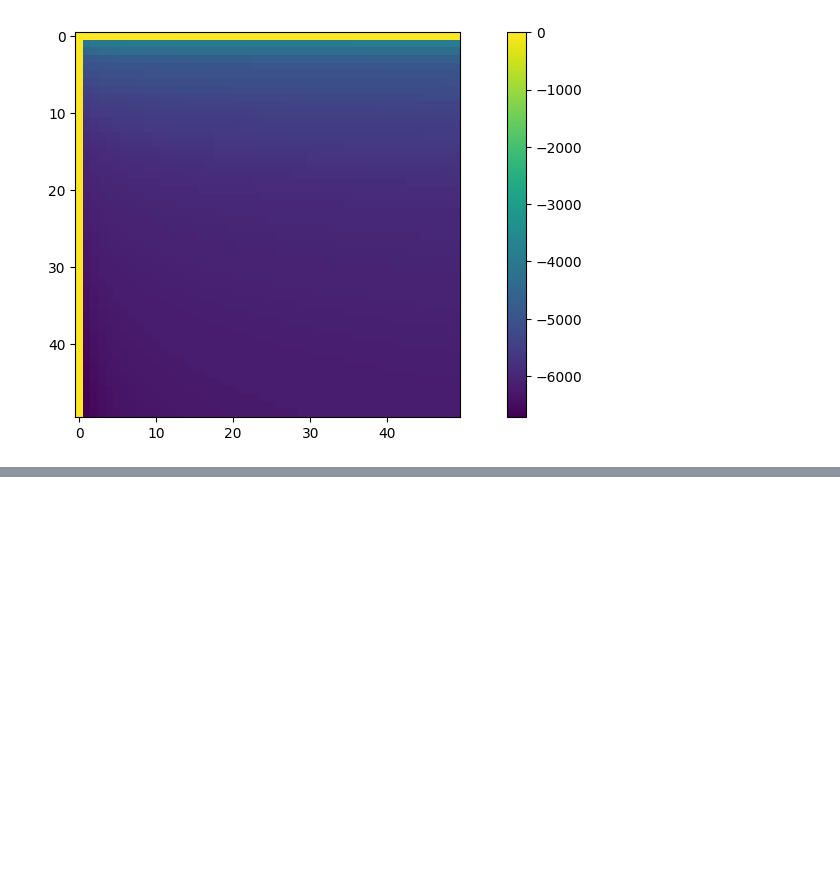
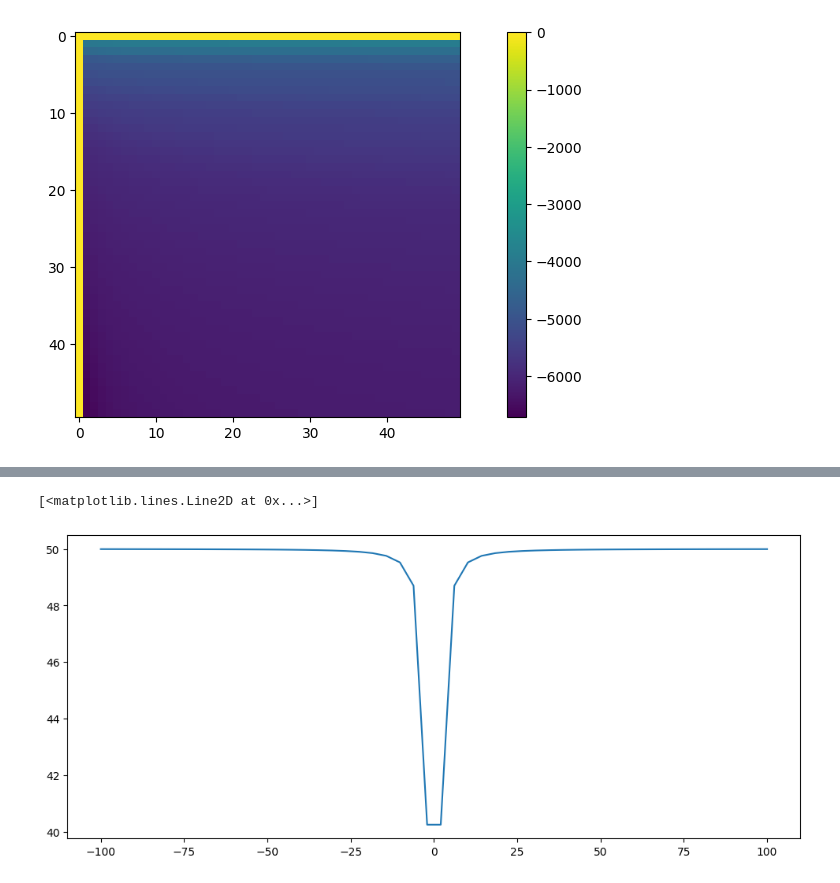
Before and after one commit to maltamiranomontero/RCGP, a Jupyter notebook: experiments.ipynb, the cells around one changed output, grey strips where cells are left out. Drawn from its saved outputs; the diff is of its cells as text; code cells hidden in the pictures; blank space fills up the shorter version.

```diff
--- a/experiments.ipynb
+++ b/experiments.ipynb
@@ -273,7 +274,7 @@ def nu(x, variance=0.01):
     return x*(1+x**2)*(variance**-1) + 2*x*(1+x**2)**-2
 
 def c(x, variance=0.01):
-    return (x*(variance**-1))**2 /(1+y**2)
+    return (variance**-1) * x**2 /(2*(1+x**2)) + 2*x**2 /(1+x**2)**2 -2/  (1+x**2)
 # %%
 x = np.linspace(-100,100)
 plt.plot(x,nu(x))
@@ -282,0 +284,6 @@ plt.plot(x,nu(x))
+# %%
+x = np.linspace(-100,100)
+plt.plot(x,c(x))
+# %% [output]
+[<matplotlib.lines.Line2D at 0x...>]
+[figure, added]
```
Also changed, not shown: parts of 2 cells of this notebook.
